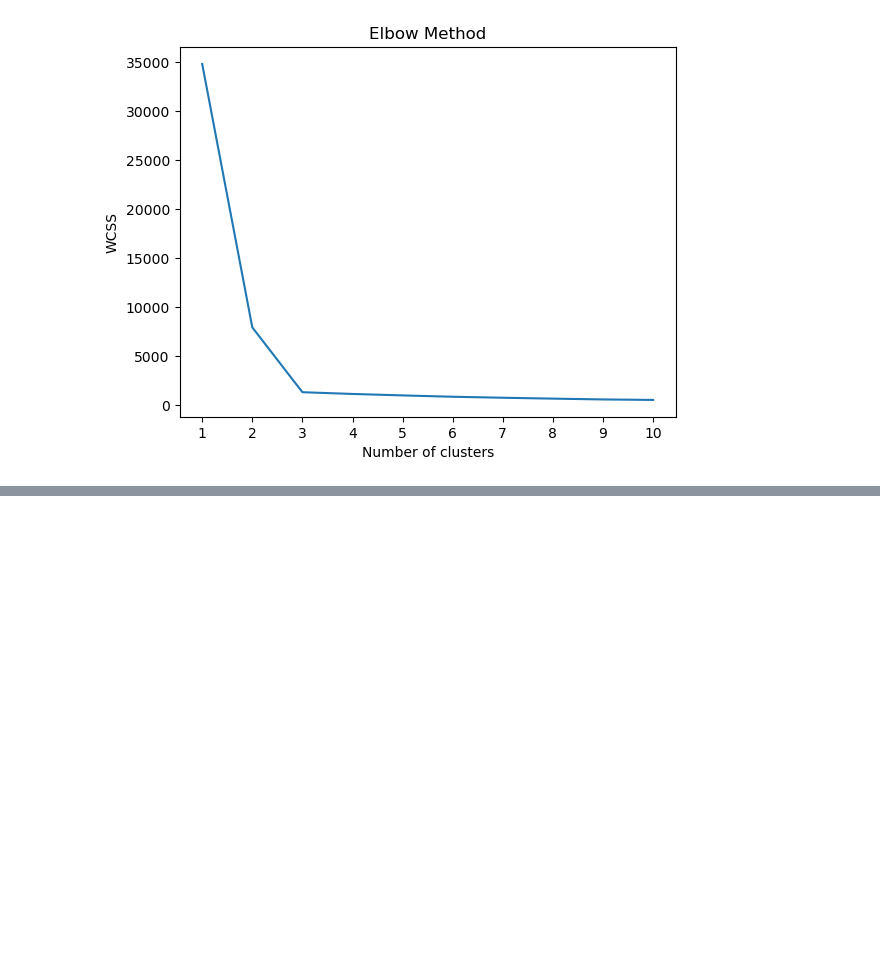
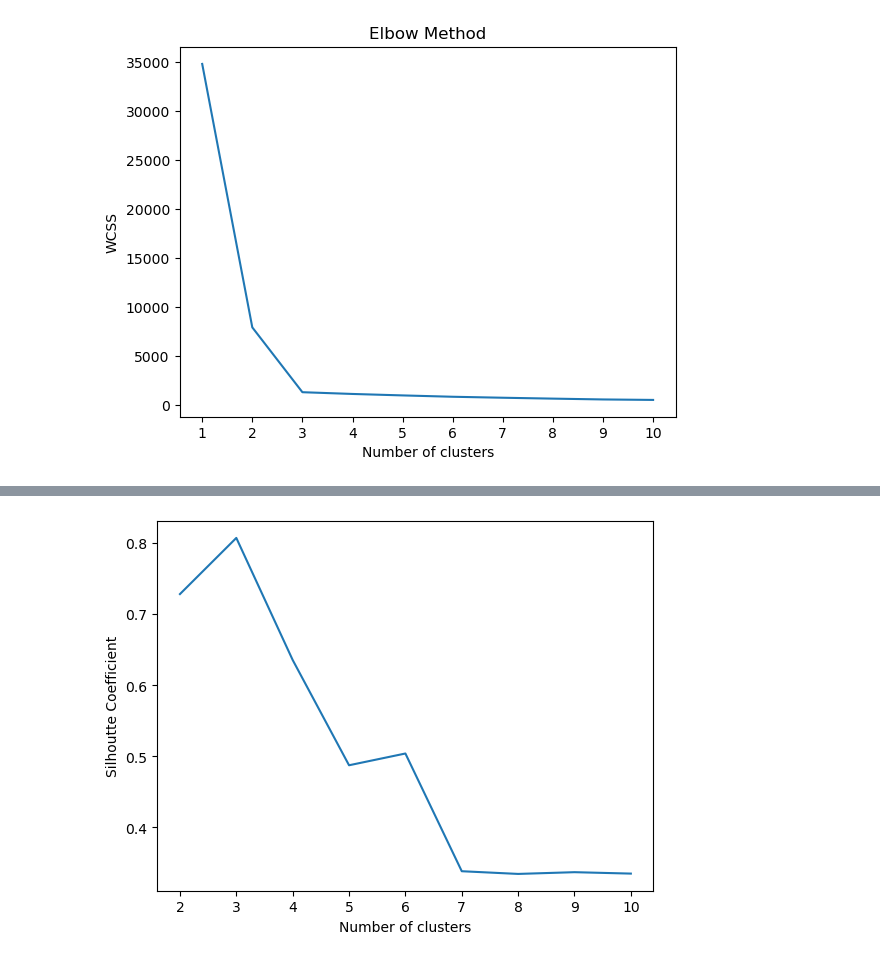
Before and after one commit to KrishnaSA05/Machine-Learning, a Jupyter notebook: K_means_clustering_algo.ipynb, the cells around one changed output, grey strips where cells are left out. Cells and saved outputs as stored; diff of their text form; code cells hidden in the pictures; blank space fills up the shorter version.

Commit message:
[~] Completed remaining part of K_means_clustering_algo.ipynb [+] Initial commit of Hierarchical Clustering Algorithm implementation

```diff
--- a/K_means_clustering_algo.ipynb
+++ b/K_means_clustering_algo.ipynb
@@ -69,0 +79,9 @@ plt.scatter(X_test[:,0],X_test[:,1],c=y_test_labels)
+# %%
+import sklearn.metrics as metrics
+
+silhouette_coefficients=[]
+for k in range(2,11):
+    kmeans=KMeans(n_clusters=k,init='k-means++')
+    kmeans.fit(X_train)
+    score = metrics.silhouette_score(X_train, kmeans.labels_)
+    silhouette_coefficients.append(score)
@@ -69,0 +100,8 @@ plt.scatter(X_test[:,0],X_test[:,1],c=y_test_labels)
+# %%
+plt.plot(range(2,11),silhouette_coefficients)
+plt.xticks(range(2,11))
+plt.xlabel('Number of clusters')
+plt.ylabel('Silhoutte Coefficient')
+plt.show() #Higher the silhouette coefficient, better the clusters; here 3 clusters seems to be the best; which also lies between +1 and -1
+# %% [output]
+[figure, added]
```
Also changed, not shown: parts of 8 cells of this notebook, 1 other file.
